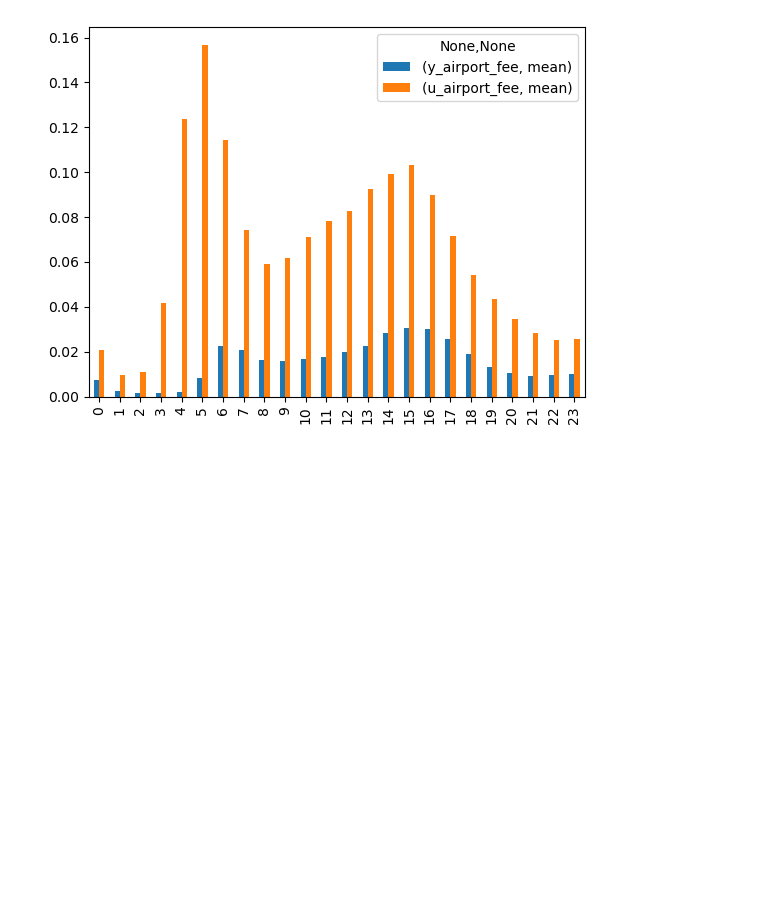
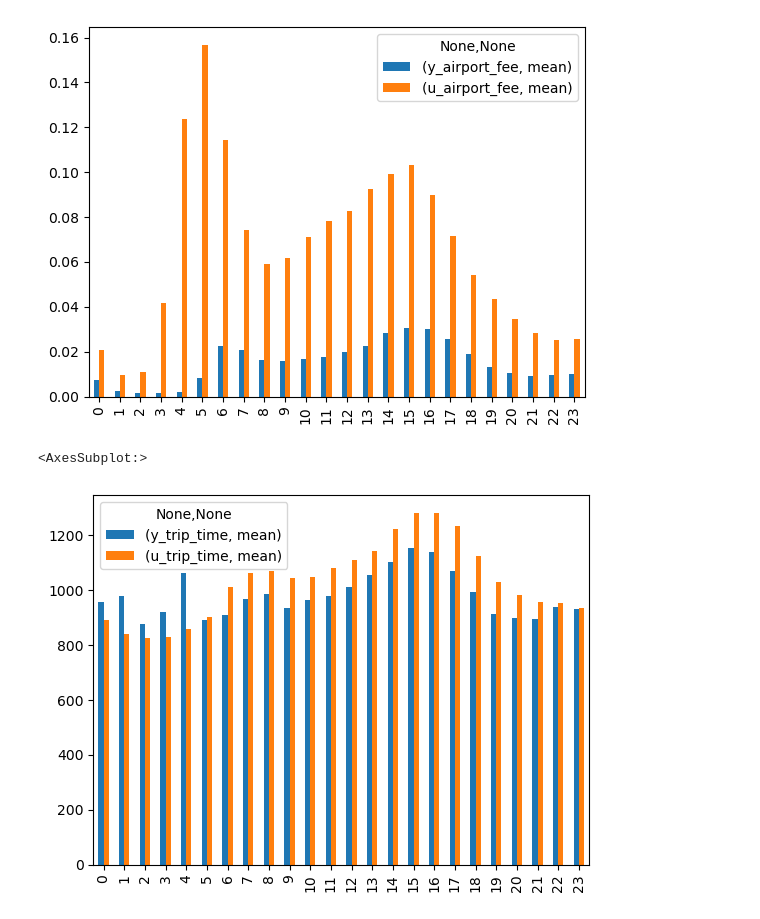
Before and after one commit to MixGolem0430/uber_research, a Jupyter notebook: descriptive_statistics_of_yellow_vs_uber.ipynb, the cells around one changed output. Cells and saved outputs as stored; diff of their text form; code cells hidden in the pictures; blank space fills up the shorter version.

Commit message:
various_graphs

```diff
--- a/descriptive_statistics_of_yellow_vs_uber.ipynb
+++ b/descriptive_statistics_of_yellow_vs_uber.ipynb
@@ -366,3 +385,8 @@ yu_hourly.plot(y=[('y_airport_fee','mean'),('u_airport_fee','mean')],kind='bar')
 # %% [output]
 <AxesSubplot:>
 [figure]
+# %%
+yu_hourly.plot(y=[('y_trip_time','mean'),('u_trip_time','mean')],kind='bar')
+# %% [output]
+<AxesSubplot:>
+[figure, added]
```
Also changed, not shown: parts of 71 cells of this notebook.
